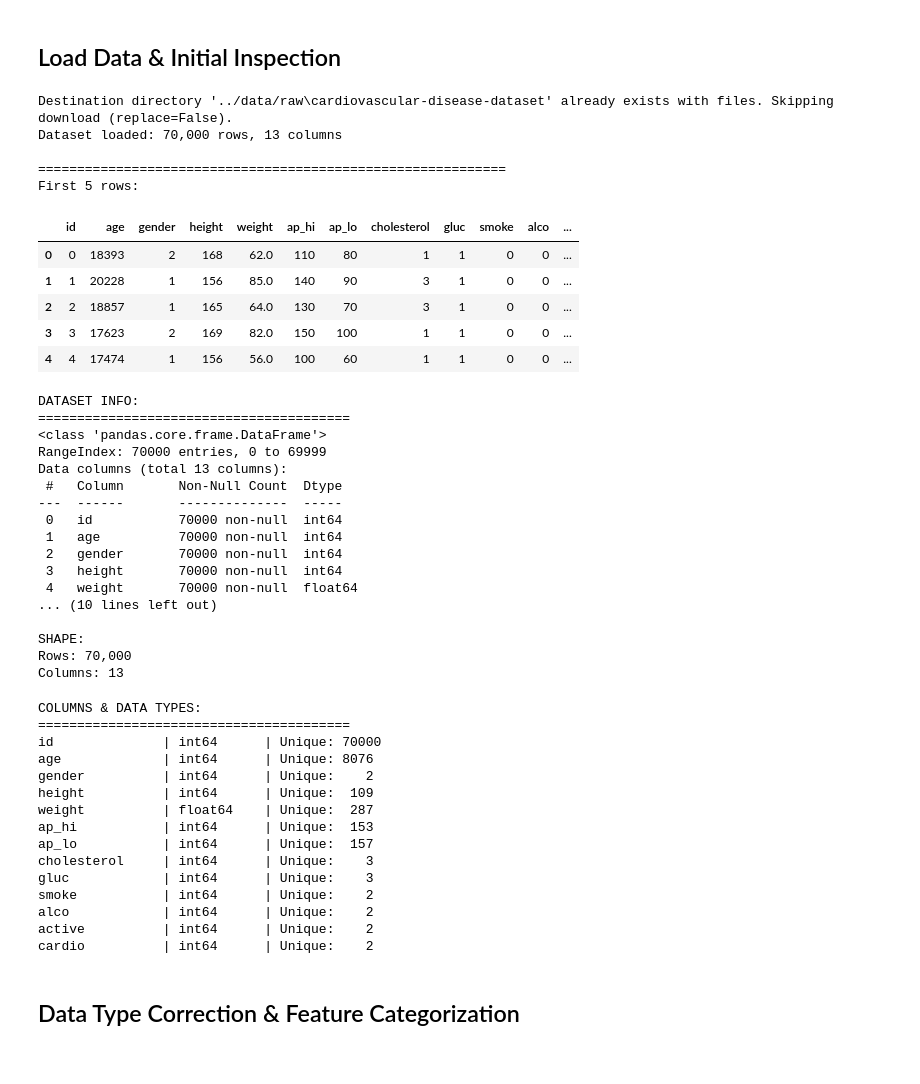
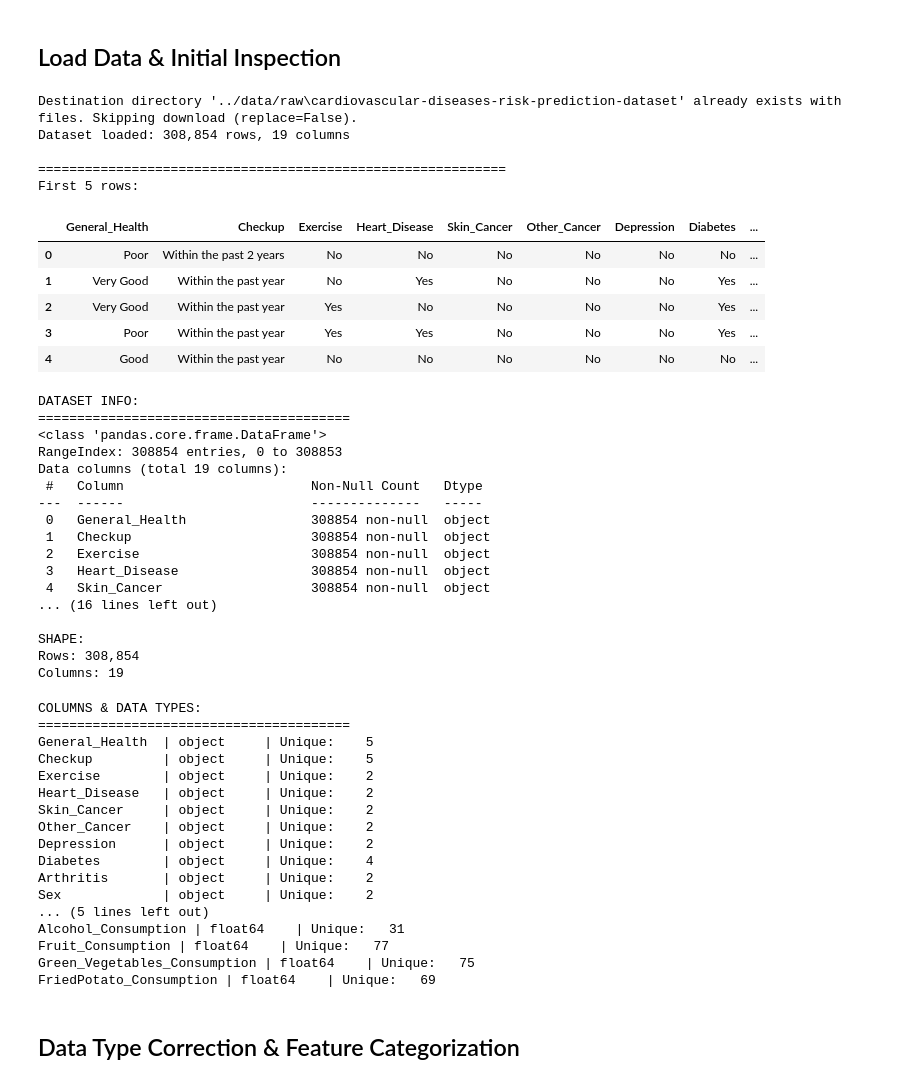
Before and after one commit to eyyuboeztuerk-arch/DPP-Stackfuel-Data-Science-Projekt, a Jupyter notebook: notebooks/01_exploration.ipynb, the cells around one changed output. Cells and saved outputs as stored; diff of their text form; code cells hidden in the pictures.

```diff
--- a/notebooks/01_exploration.ipynb
+++ b/notebooks/01_exploration.ipynb
@@ -126,38 +125,38 @@ warnings.filterwarnings('ignore')
 # %%
 # =============================================================================
 # 2. DATA LOADING & INITIAL INSPECTION
 # =============================================================================
 
-# Load dataset (adjust path as needed)
-dataset_link = "sulianova/cardiovascular-disease-dataset" # replace with your dataset link from Kaggle
+# Load dataset
+dataset_link = "alphiree/cardiovascular-diseases-risk-prediction-dataset"
 destination = "../data/raw"
 dataset_name = dataset_link.split("/")[-1]
 
 files = load_from_kaggle(
     dataset_link=dataset_link,
     destination=destination,
     )
 
-df = pd.read_csv("/".join(["../data/raw/", dataset_name, files[0]]), sep=";")
+df = pd.read_csv("/".join(["../data/raw/", dataset_name, files[0]]), sep=",")
 
 print(f"Dataset loaded: {df.shape[0]:,} rows, {df.shape[1]} columns")
 print("\n" + "="*60)
 
 # Display first 5 rows
 print("First 5 rows:")
 display(df.head())
 # %% [output]
-Destination directory '../data/raw\cardiovascular-disease-dataset' already exists with files. Skipping download (replace=False).
-Dataset loaded: 70,000 rows, 13 columns
+Destination directory '../data/raw\cardiovascular-diseases-risk-prediction-dataset' already exists with files. Skipping download (replace=False).
+Dataset loaded: 308,854 rows, 19 columns
 
 ============================================================
 First 5 rows:
-|  | id | age | gender | height | weight | ap_hi | ap_lo | cholesterol | gluc | smoke | alco | ... |
-| 0 | 0 | 18393 | 2 | 168 | 62.0 | 110 | 80 | 1 | 1 | 0 | 0 | ... |
-| 1 | 1 | 20228 | 1 | 156 | 85.0 | 140 | 90 | 3 | 1 | 0 | 0 | ... |
-| 2 | 2 | 18857 | 1 | 165 | 64.0 | 130 | 70 | 3 | 1 | 0 | 0 | ... |
-| 3 | 3 | 17623 | 2 | 169 | 82.0 | 150 | 100 | 1 | 1 | 0 | 0 | ... |
-| 4 | 4 | 17474 | 1 | 156 | 56.0 | 100 | 60 | 1 | 1 | 0 | 0 | ... |
+|  | General_Health | Checkup | Exercise | Heart_Disease | Skin_Cancer | Other_Cancer | Depression | Diabetes | ... |
+| 0 | Poor | Within the past 2 years | No | No | No | No | No | No | ... |
+| 1 | Very Good | Within the past year | No | Yes | No | No | No | Yes | ... |
+| 2 | Very Good | Within the past year | Yes | No | No | No | No | Yes | ... |
+| 3 | Poor | Within the past year | Yes | Yes | No | No | No | Yes | ... |
+| 4 | Good | Within the past year | No | No | No | No | No | No | ... |
 # %%
 # Basic information
 print("DATASET INFO:")
@@ -171,20 +170,20 @@ print(f"Columns: {df.shape[1]}")
 DATASET INFO:
 ========================================
 <class 'pandas.core.frame.DataFrame'>
-RangeIndex: 70000 entries, 0 to 69999
-Data columns (total 13 columns):
- #   Column       Non-Null Count  Dtype
----  ------       --------------  -----
- 0   id           70000 non-null  int64
- 1   age          70000 non-null  int64
- 2   gender       70000 non-null  int64
- 3   height       70000 non-null  int64
- 4   weight       70000 non-null  float64
-... (10 lines left out)
+RangeIndex: 308854 entries, 0 to 308853
+Data columns (total 19 columns):
+ #   Column                        Non-Null Count   Dtype
+---  ------                        --------------   -----
+ 0   General_Health                308854 non-null  object
+ 1   Checkup                       308854 non-null  object
+ 2   Exercise                      308854 non-null  object
+ 3   Heart_Disease                 308854 non-null  object
+ 4   Skin_Cancer                   308854 non-null  object
+... (16 lines left out)
 
 SHAPE:
-Rows: 70,000
-Columns: 13
+Rows: 308,854
+Columns: 19
 # %%
 # Column names and data types
 print("COLUMNS & DATA TYPES:")
@@ -194,19 +193,21 @@ for col in df.columns:
 # %% [output]
 COLUMNS & DATA TYPES:
 ========================================
-id              | int64      | Unique: 70000
-age             | int64      | Unique: 8076
-gender          | int64      | Unique:    2
-height          | int64      | Unique:  109
-weight          | float64    | Unique:  287
-ap_hi           | int64      | Unique:  153
-ap_lo           | int64      | Unique:  157
-cholesterol     | int64      | Unique:    3
-gluc            | int64      | Unique:    3
-smoke           | int64      | Unique:    2
-alco            | int64      | Unique:    2
-active          | int64      | Unique:    2
-cardio          | int64      | Unique:    2
+General_Health  | object     | Unique:    5
+Checkup         | object     | Unique:    5
+Exercise        | object     | Unique:    2
+Heart_Disease   | object     | Unique:    2
+Skin_Cancer     | object     | Unique:    2
+Other_Cancer    | object     | Unique:    2
+Depression      | object     | Unique:    2
+Diabetes        | object     | Unique:    4
+Arthritis       | object     | Unique:    2
+Sex             | object     | Unique:    2
+... (5 lines left out)
+Alcohol_Consumption | float64    | Unique:   31
+Fruit_Consumption | float64    | Unique:   77
+Green_Vegetables_Consumption | float64    | Unique:   75
+FriedPotato_Consumption | float64    | Unique:   69
 # %% [markdown]
 ## Data Type Correction & Feature Categorization
 # %%
```
Also changed, not shown: parts of 12 cells of this notebook.
